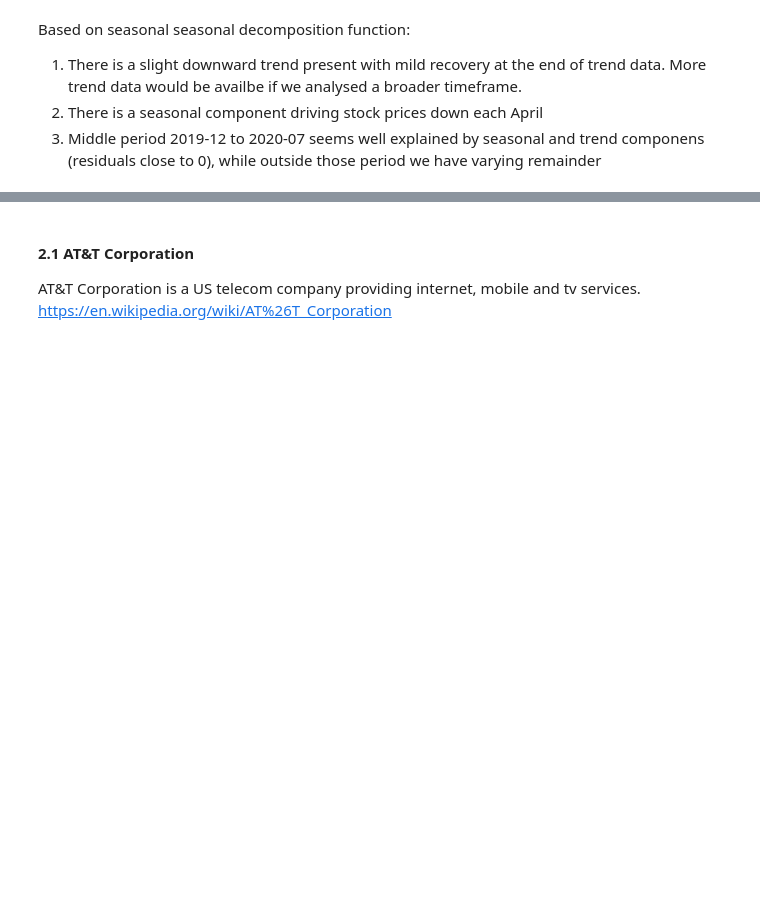
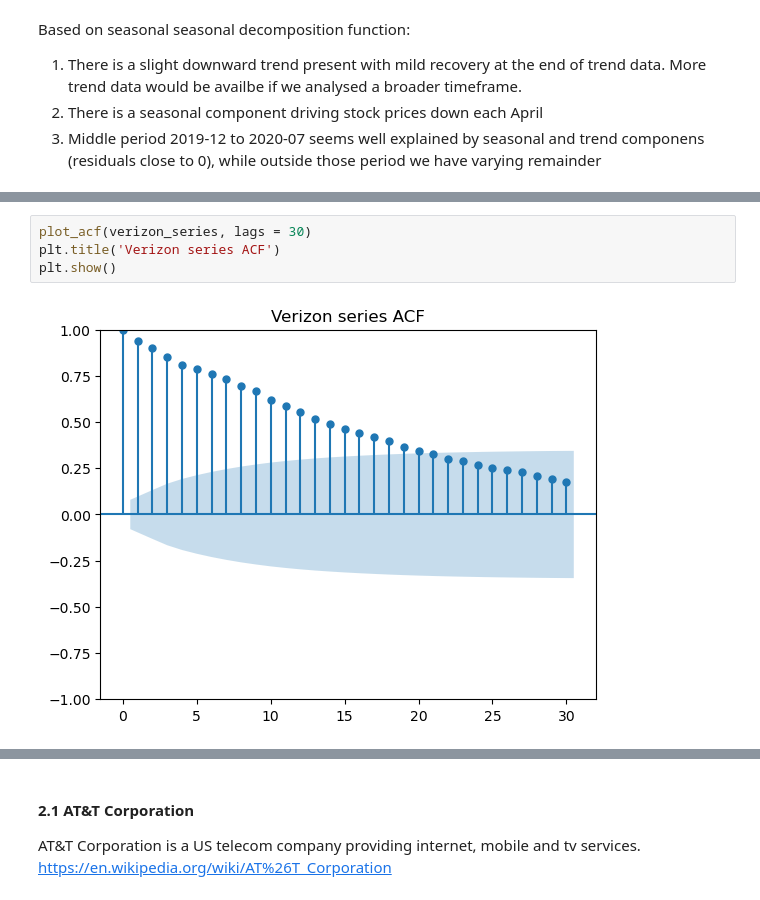
Before and after one commit to TGusciora/Python, a Jupyter notebook: Manning/TimeSeriesStockPrices/TimeSeriesComponents/001_1_1_TGusciora_TimeSeriesComponents_DataExtracting.ipynb, the cells around one changed output, grey strips where cells are left out. Cells and saved outputs as stored; diff of their text form; blank space fills up the shorter version.

```diff
--- a/Manning/TimeSeriesStockPrices/TimeSeriesComponents/001_1_1_TGusciora_TimeSeriesComponents_DataExtracting.ipynb
+++ b/Manning/TimeSeriesStockPrices/TimeSeriesComponents/001_1_1_TGusciora_TimeSeriesComponents_DataExtracting.ipynb
@@ -146,0 +216,6 @@ Based on seasonal seasonal decomposition function:
+# %%
+plot_acf(verizon_series, lags = 30)
+plt.title('Verizon series ACF')
+plt.show()
+# %% [output]
+[figure, added]
```
Also changed, not shown: parts of 6 cells of this notebook.
